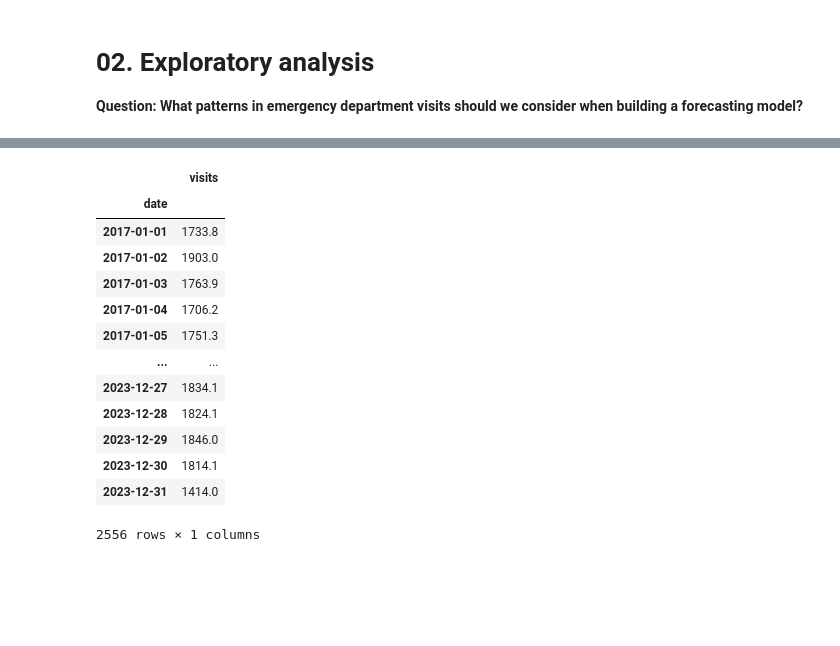
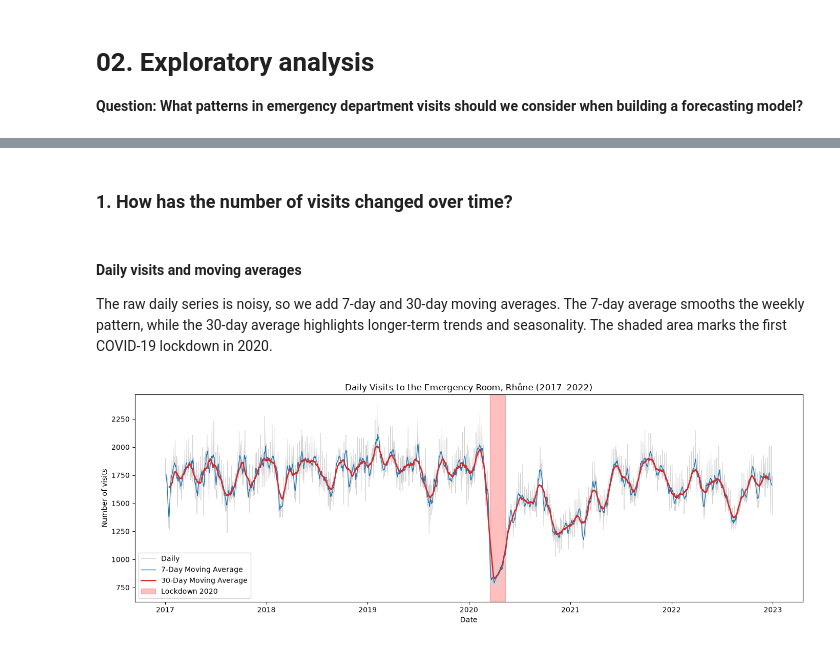
Before and after one commit to nailito/rhone-emergency-forecasting, a Jupyter notebook: analysis/02-exploratory-analysis.ipynb, the cells around one changed output, grey strips where cells are left out. Cells and saved outputs as stored; diff of their text form; code cells hidden in the pictures; blank space fills up the shorter version.

```diff
--- a/analysis/02-exploratory-analysis.ipynb
+++ b/analysis/02-exploratory-analysis.ipynb
@@ -26,16 +25,26 @@ v1
+# %% [markdown]
+### 1. How has the number of visits changed over time?
+# %% [markdown]
+#### Daily visits and moving averages
+
+The raw daily series is noisy, so we add 7-day and 30-day moving averages. The 7-day average smooths the weekly pattern, while the 30-day average highlights longer-term trends and seasonality. The shaded area marks the first COVID-19 lockdown in 2020.
 # %%
+visits = df.loc["2017-01-01":"2022-12-31", "visits"]
+roll_7 = visits.rolling(window=7, center=True).mean()
+roll_30 = visits.rolling(window=30, center=True).mean()
+
+fig, ax = plt.subplots(figsize=(14, 5))
+ax.plot(visits.index, visits, color="lightgrey", linewidth=0.7, label="Daily")
+ax.plot(roll_7.index, roll_7, color="tab:blue", linewidth=1, label="7-Day Moving Average")
+ax.plot(roll_30.index, roll_30, color="tab:red", linewidth=1.8, label="30-Day Moving Average")
+
+
+ax.axvspan("2020-03-17", "2020-05-11", color="red", alpha=0.25, label="Lockdown 2020")
+ax.set_title("Daily Visits to the Emergency Room, Rhône (2017–2022)")
+ax.set_xlabel("Date")
+ax.set_ylabel("Number of visits")
+ax.legend()
+plt.tight_layout()
+plt.show()
 # %% [output]
-|  | visits |
-| date |  |
-| 2017-01-01 | 1733.8 |
-| 2017-01-02 | 1903.0 |
-| 2017-01-03 | 1763.9 |
-| 2017-01-04 | 1706.2 |
-| 2017-01-05 | 1751.3 |
-| ... | ... |
-| 2023-12-27 | 1834.1 |
-| 2023-12-28 | 1824.1 |
-| 2023-12-29 | 1846.0 |
-| 2023-12-30 | 1814.1 |
-| 2023-12-31 | 1414.0 |
-2556 rows × 1 columns
+[figure, added]
```
Also changed, not shown: parts of 5 cells of this notebook, 1 other file.
